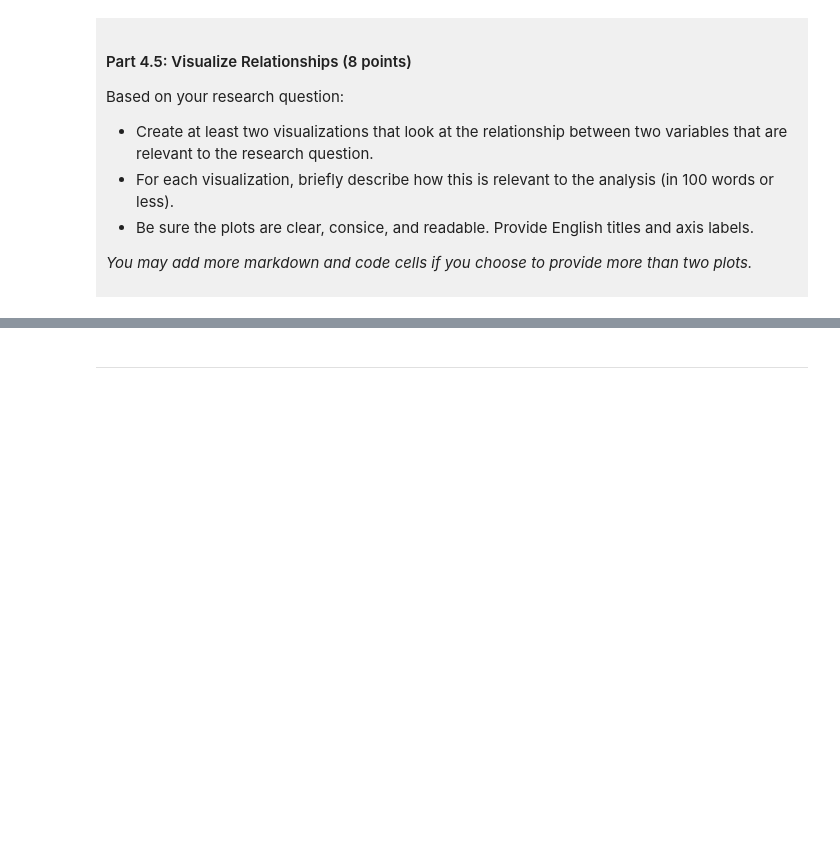
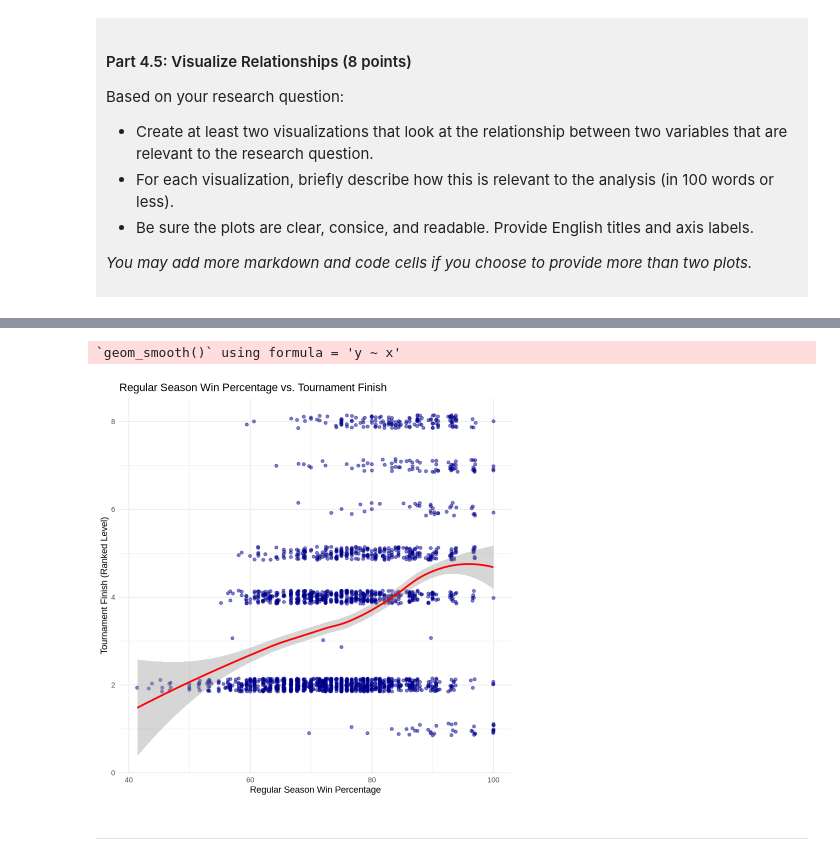
Before and after one commit to dsiu31/dsci-100-project-dario-siu, a Jupyter notebook: dsci-100-project-notebook.ipynb, the cells around one changed output, grey strips where cells are left out. Drawn from its saved outputs; the diff is of its cells as text; code cells hidden in the pictures; blank space fills up the shorter version.

```diff
--- a/dsci-100-project-notebook.ipynb
+++ b/dsci-100-project-notebook.ipynb
@@ -330,5 +426,16 @@ Visualization 2: %%% EDIT THIS MARKDOWN CELL%%%
 # %%
-### EDIT THIS CODE CELL FOR VISUALIZATION 2###
+ggplot(tidy_womens_march_madness, aes(x = reg_wins_pct, y = as.numeric(as.factor(tourney_finish)))) +
+  geom_jitter(height = 0.15, alpha = 0.5, color = "darkblue") +
+  geom_smooth(method = "loess", se = TRUE, color = "red") +
+  labs(
+    title = "Regular Season Win Percentage vs. Tournament Finish",
+    x = "Regular Season Win Percentage",
+    y = "Tournament Finish (Ranked Level)"
+  ) +
+  theme_minimal()
+# %% [output]
+`geom_smooth()` using formula = 'y ~ x'
+[figure, added]
 # %% [markdown]
 ------
 # %% [markdown]
```
Also changed, not shown: parts of 9 cells of this notebook.
